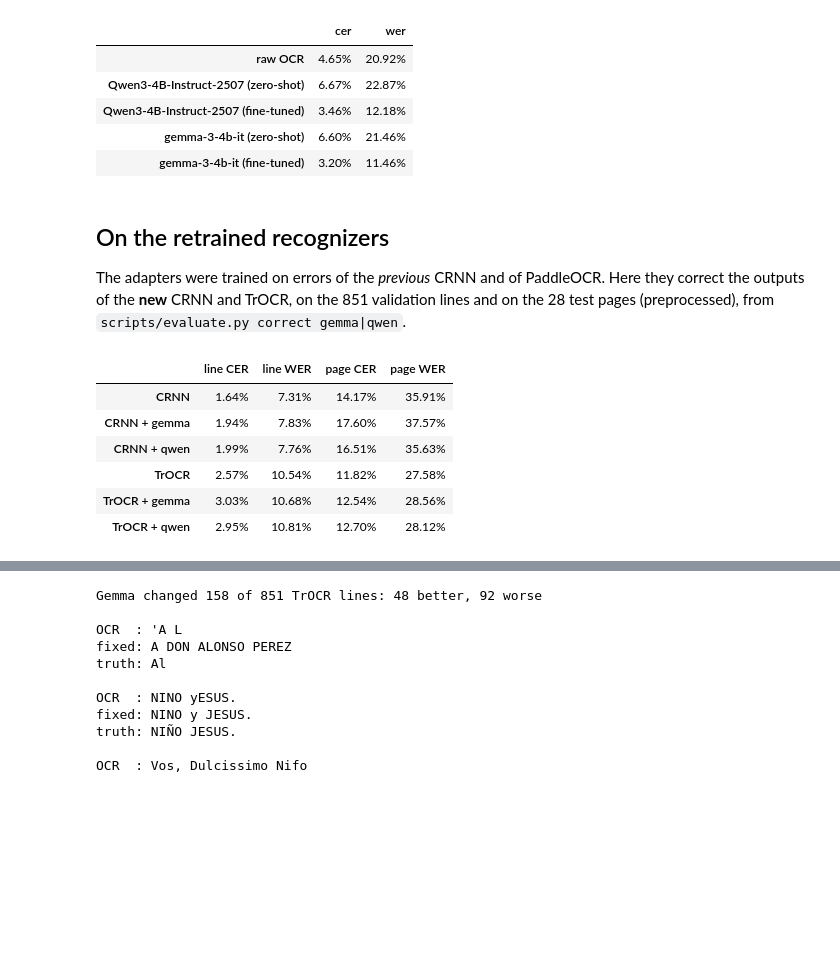
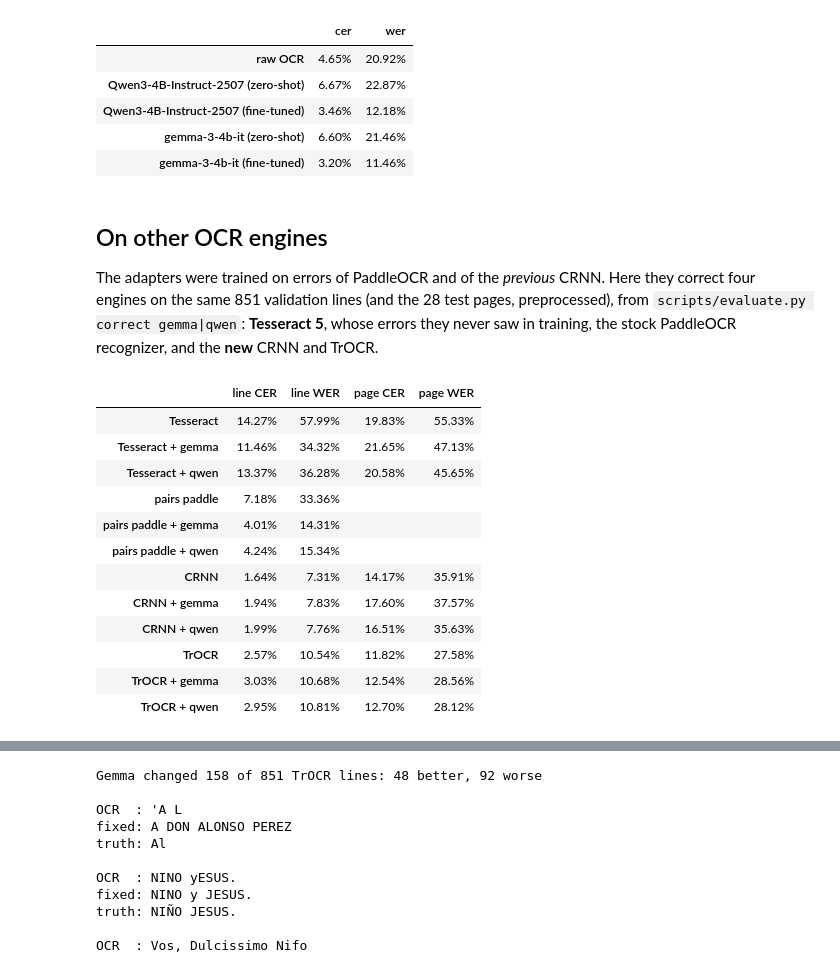
Before and after one commit to sarthakg004/RenAIssanceOCR, a Jupyter notebook: experimentation/notebooks/05_llm_postprocessing.ipynb, the cells around one changed output, grey strips where cells are left out. Drawn from its saved outputs; the diff is of its cells as text; code cells hidden in the pictures; blank space fills up the shorter version.

```diff
--- a/experimentation/notebooks/05_llm_postprocessing.ipynb
+++ b/experimentation/notebooks/05_llm_postprocessing.ipynb
@@ -119,23 +119,31 @@ pd.DataFrame(orig).T.style.format("{:.2%}")
 | gemma-3-4b-it (zero-shot) | 6.60% | 21.46% |
 | gemma-3-4b-it (fine-tuned) | 3.20% | 11.46% |
 # %% [markdown]
-## On the retrained recognizers
+## On other OCR engines
 
-The adapters were trained on errors of the *previous* CRNN and of PaddleOCR. Here they correct
-the outputs of the **new** CRNN and TrOCR, on the 851 validation lines and on the 28 test
-pages (preprocessed), from `scripts/evaluate.py correct gemma|qwen`.
+The adapters were trained on errors of PaddleOCR and of the *previous* CRNN. Here they correct
+four engines on the same 851 validation lines (and the 28 test pages, preprocessed), from
+`scripts/evaluate.py correct gemma|qwen`: **Tesseract 5**, whose errors they never saw in training,
+the stock PaddleOCR recognizer, and the **new** CRNN and TrOCR.
 # %%
 res = figures.results()
 rows = {}
-for model in ("CRNN", "TrOCR"):
+for model in ("Tesseract", "pairs paddle", "CRNN", "TrOCR"):
     for suffix in ("", " + gemma", " + qwen"):
         r = res.get(model + suffix)
         if r:
-            rows[model + suffix] = {"line CER": r["line"]["cer"], "line WER": r["line"]["wer"],
-                                    "page CER": r["page_cleaned"]["cer"], "page WER": r["page_cleaned"]["wer"]}
-pd.DataFrame(rows).T.style.format("{:.2%}")
+            rows[model + suffix] = {"line CER": r["line"]["cer"], "line WER": r["line"]["wer"],  # pairs: lines only
+                                    "page CER": r.get("page_cleaned", {}).get("cer"),
+                                    "page WER": r.get("page_cleaned", {}).get("wer")}
+pd.DataFrame(rows).T.style.format("{:.2%}", na_rep="")
 # %% [output]
 |  | line CER | line WER | page CER | page WER |
+| Tesseract | 14.27% | 57.99% | 19.83% | 55.33% |
+| Tesseract + gemma | 11.46% | 34.32% | 21.65% | 47.13% |
+| Tesseract + qwen | 13.37% | 36.28% | 20.58% | 45.65% |
+| pairs paddle | 7.18% | 33.36% |  |  |
+| pairs paddle + gemma | 4.01% | 14.31% |  |  |
+| pairs paddle + qwen | 4.24% | 15.34% |  |  |
 | CRNN | 1.64% | 7.31% | 14.17% | 35.91% |
 | CRNN + gemma | 1.94% | 7.83% | 17.60% | 37.57% |
 | CRNN + qwen | 1.99% | 7.76% | 16.51% | 35.63% |
```
Also changed, not shown: parts of 1 cell of this notebook, 6 other files.
